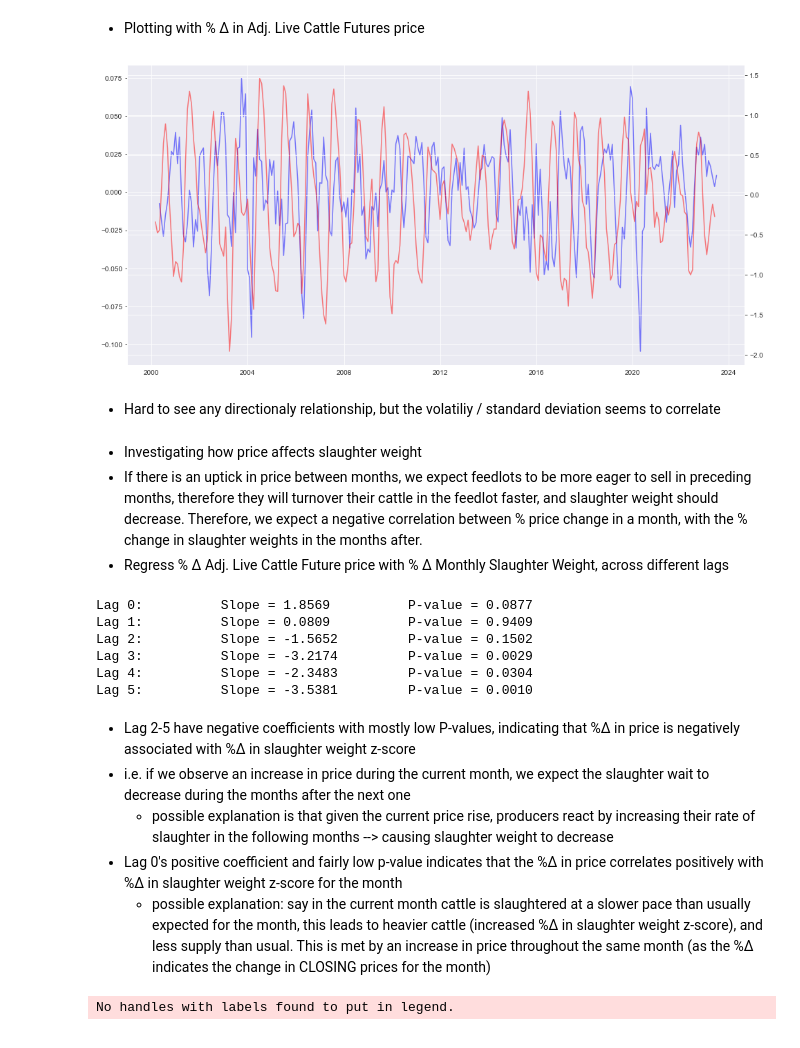
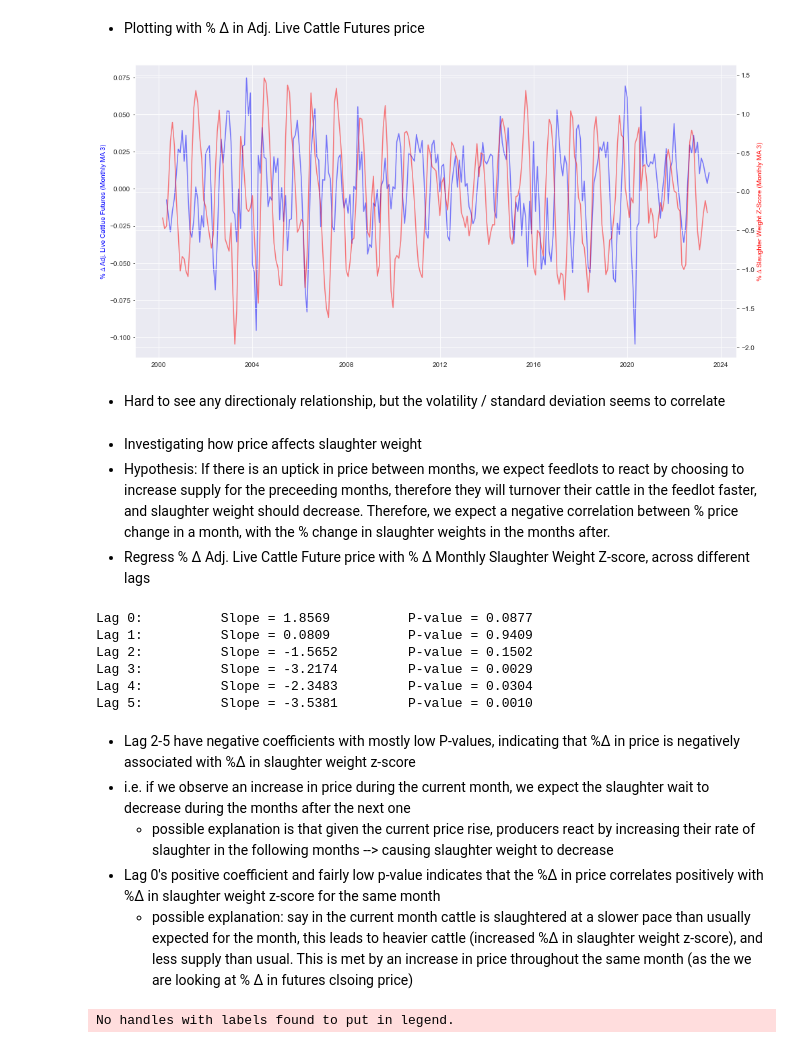
Before and after one commit to EricOstr/live_cattle, a Jupyter notebook: analysis/slaughter_weight.ipynb, the cells around one changed output. Drawn from its saved outputs; the diff is of its cells as text; code cells hidden in the pictures.

```diff
--- a/analysis/slaughter_weight.ipynb
+++ b/analysis/slaughter_weight.ipynb
@@ -149,15 +142,20 @@ pct_change_z_score_cut.plot()
 # %% [markdown]
 - Plotting with % ∆ in Adj. Live Cattle Futures price
 # %%
-src.lineplot_2_own_axis(adj_live_cattle_futures.resample('M').last().rolling(3).mean().pct_change(), pct_change_z_score_cut.rolling(3).mean())
+src.lineplot_2_own_axis(
+    adj_live_cattle_futures.resample('M').last().rolling(3).mean().pct_change(),
+    pct_change_z_score_cut.rolling(3).mean(),
+    '% ∆ Adj. Live Cattlue Futures (Monthly MA 3)',
+    '% ∆ Slaughter Weight Z-Score (Monthly MA 3)'
+)
 # %% [output]
-[figure, old version]
+[figure, new version]
 # %% [markdown]
-- Hard to see any directionaly relationship, but the volatiliy / standard deviation seems to correlate
+- Hard to see any directionaly relationship, but the volatility / standard deviation seems to correlate
 # %% [markdown]
 - Investigating how price affects slaughter weight
-- If there is an uptick in price between months, we expect feedlots to be more eager to sell in preceding months, therefore they will turnover their cattle in the feedlot faster, and slaughter weight should decrease. Therefore, we expect a negative correlation between % price change in a month, with the % change in slaughter weights in the months after.
-- Regress % ∆ Adj. Live Cattle Future price with % ∆ Monthly Slaughter Weight, across different lags
+- Hypothesis: If there is an uptick in price between months, we expect feedlots to react by choosing to increase supply for the preceeding months, therefore they will turnover their cattle in the feedlot faster, and slaughter weight should decrease. Therefore, we expect a negative correlation between % price change in a month, with the % change in slaughter weights in the months after.
+- Regress % ∆ Adj. Live Cattle Future price with % ∆ Monthly Slaughter Weight Z-score, across different lags
 # %%
 # Below regressions are using data from 2000-2023
 
@@ -176,8 +174,8 @@ Lag 5:          Slope = -3.5381         P-value = 0.0010
 - Lag 2-5 have negative coefficients with mostly low P-values, indicating that %∆ in price is negatively associated with %∆ in slaughter weight z-score
 - i.e. if we observe an increase in price during the current month, we expect the slaughter wait to decrease during the months after the next one
     - possible explanation is that given the current price rise, producers react by increasing their rate of slaughter in the following months --> causing slaughter weight to decrease
-- Lag 0's positive coefficient and fairly low p-value indicates that the %∆ in price correlates positively with %∆ in slaughter weight z-score for the month
-    - possible explanation: say in the current month cattle is slaughtered at a slower pace than usually expected for the month, this leads to heavier cattle (increased %∆ in slaughter weight z-score), and less supply than usual. This is met by an increase in price throughout the same month (as the %∆ indicates the change in CLOSING prices for the month)
+- Lag 0's positive coefficient and fairly low p-value indicates that the %∆ in price correlates positively with %∆ in slaughter weight z-score for the same month
+    - possible explanation: say in the current month cattle is slaughtered at a slower pace than usually expected for the month, this leads to heavier cattle (increased %∆ in slaughter weight z-score), and less supply than usual. This is met by an increase in price throughout the same month (as the we are looking at % ∆ in futures clsoing price)
 # %%
 lag = 3
 
```
Also changed, not shown: parts of 10 cells of this notebook, 1 other file.
